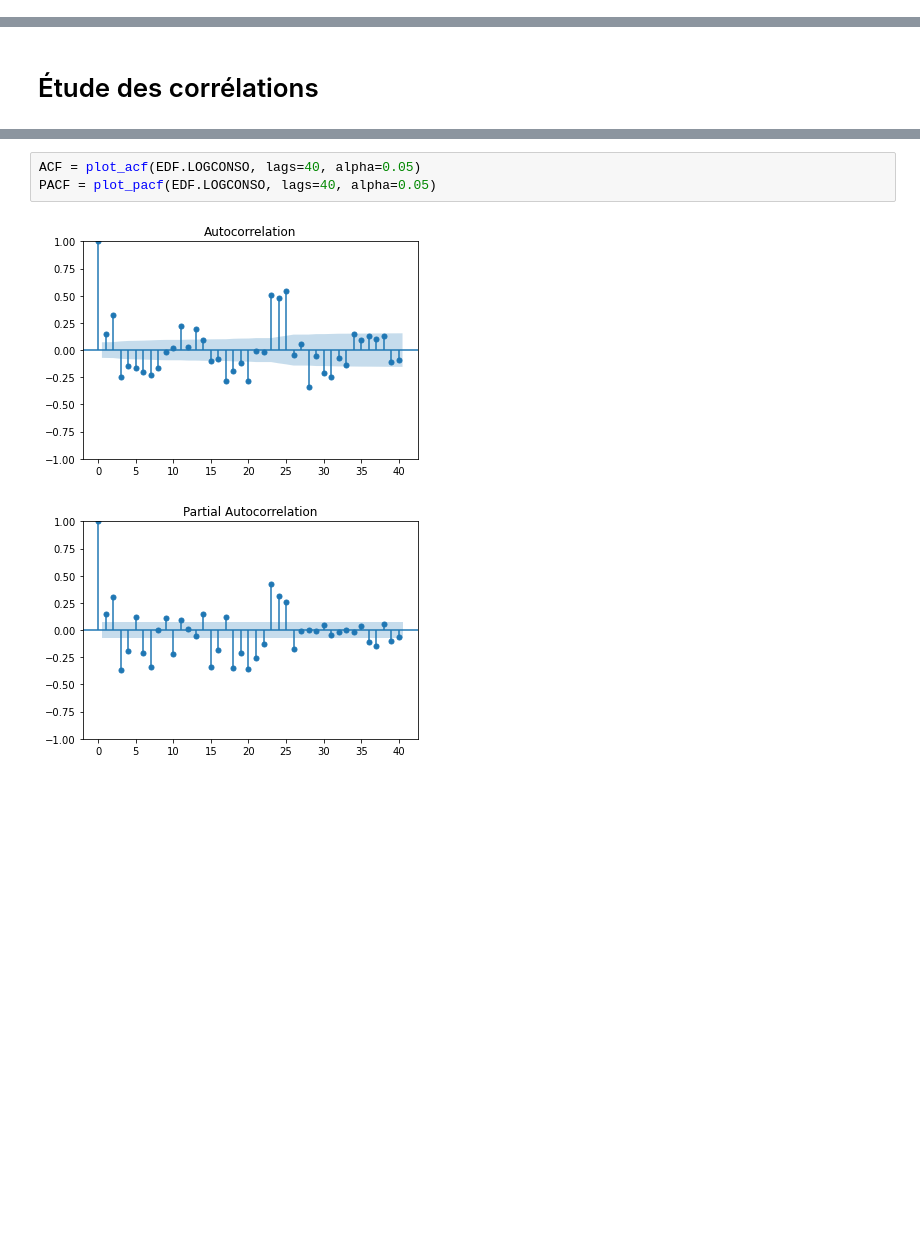
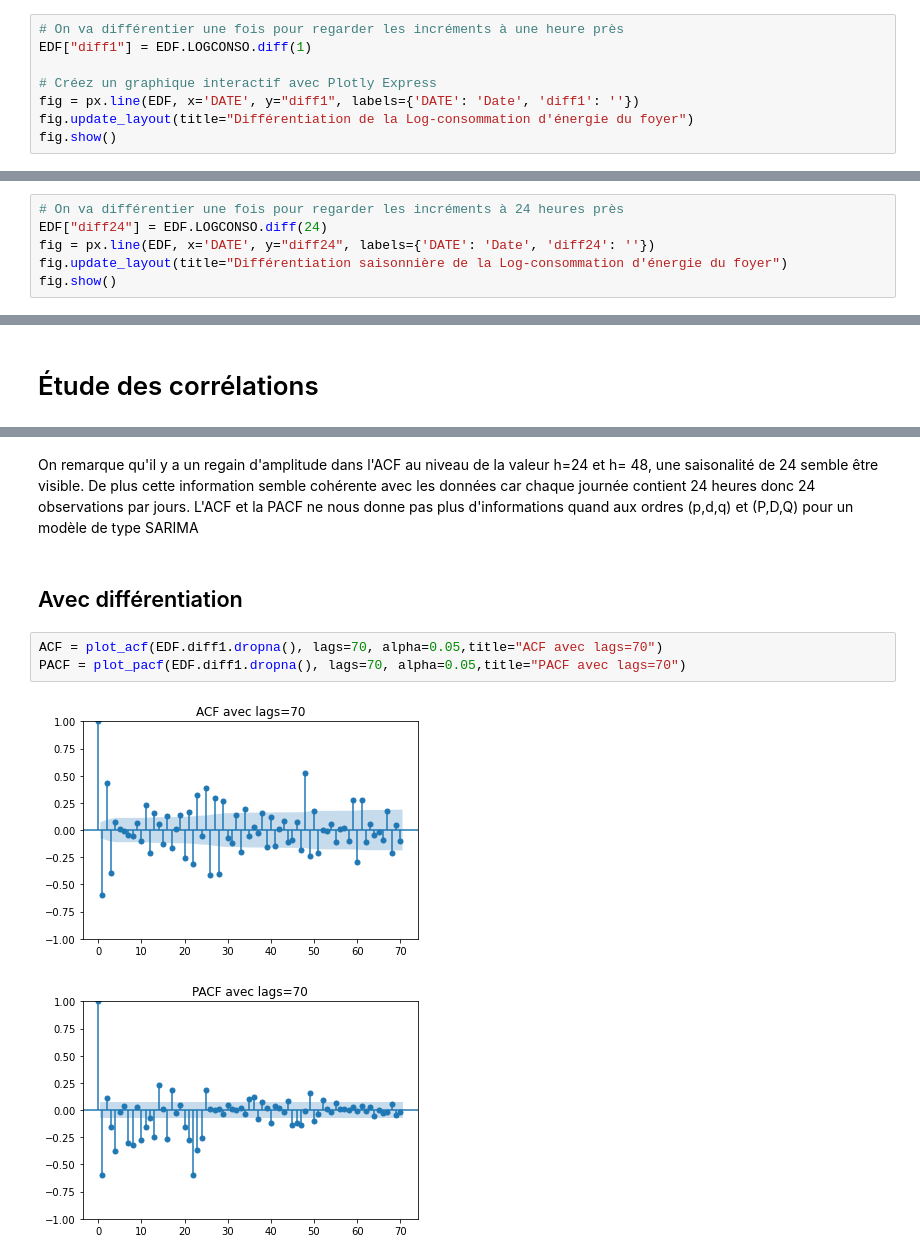
Before and after one commit to Ivanbtz9/Master2_datascience, a Jupyter notebook: Série chronologiques_Proïa/Projet_electricité/first_job.ipynb, the cells around one changed output, grey strips where cells are left out. Cells and saved outputs as stored; diff of their text form; blank space fills up the shorter version.

```diff
--- a/Série chronologiques_Proïa/Projet_electricité/first_job.ipynb
+++ b/Série chronologiques_Proïa/Projet_electricité/first_job.ipynb
@@ -80,0 +85,8 @@ fig.show()
+# %%
+# On va différentier une fois pour regarder les incréments à une heure près
+EDF["diff1"] = EDF.LOGCONSO.diff(1)
+
+# Créez un graphique interactif avec Plotly Express
+fig = px.line(EDF, x='DATE', y="diff1", labels={'DATE': 'Date', 'diff1': ''})
+fig.update_layout(title="Différentiation de la Log-consommation d'énergie du foyer")
+fig.show()
@@ -80,0 +95,6 @@ fig.show()
+# %%
+# On va différentier une fois pour regarder les incréments à 24 heures près
+EDF["diff24"] = EDF.LOGCONSO.diff(24)
+fig = px.line(EDF, x='DATE', y="diff24", labels={'DATE': 'Date', 'diff24': ''})
+fig.update_layout(title="Différentiation saisonnière de la Log-consommation d'énergie du foyer")
+fig.show()
@@ -98,6 +172,10 @@ look-up table. The actual p-value is greater than the p-value returned.
+# %% [markdown]
+On remarque qu'il y a un regain d'amplitude dans l'ACF au niveau de la valeur h=24 et h= 48, une saisonalité de 24 semble être visible. De plus cette information semble cohérente avec les données car chaque journée contient 24 heures donc 24 observations par jours. L'ACF et la PACF ne nous donne pas plus d'informations quand aux ordres (p,d,q) et (P,D,Q) pour un modèle de type SARIMA
+# %% [markdown]
+## Avec différentiation
 # %%
-ACF = plot_acf(EDF.LOGCONSO, lags=40, alpha=0.05)
-PACF = plot_pacf(EDF.LOGCONSO, lags=40, alpha=0.05)
+ACF = plot_acf(EDF.diff1.dropna(), lags=70, alpha=0.05,title="ACF avec lags=70")
+PACF = plot_pacf(EDF.diff1.dropna(), lags=70, alpha=0.05,title="PACF avec lags=70")
 # %% [output]
-[figure, old version]
+[figure, new version]
-[figure, old version]
+[figure, new version]
```
Also changed, not shown: parts of 32 cells of this notebook, 5 other files.
